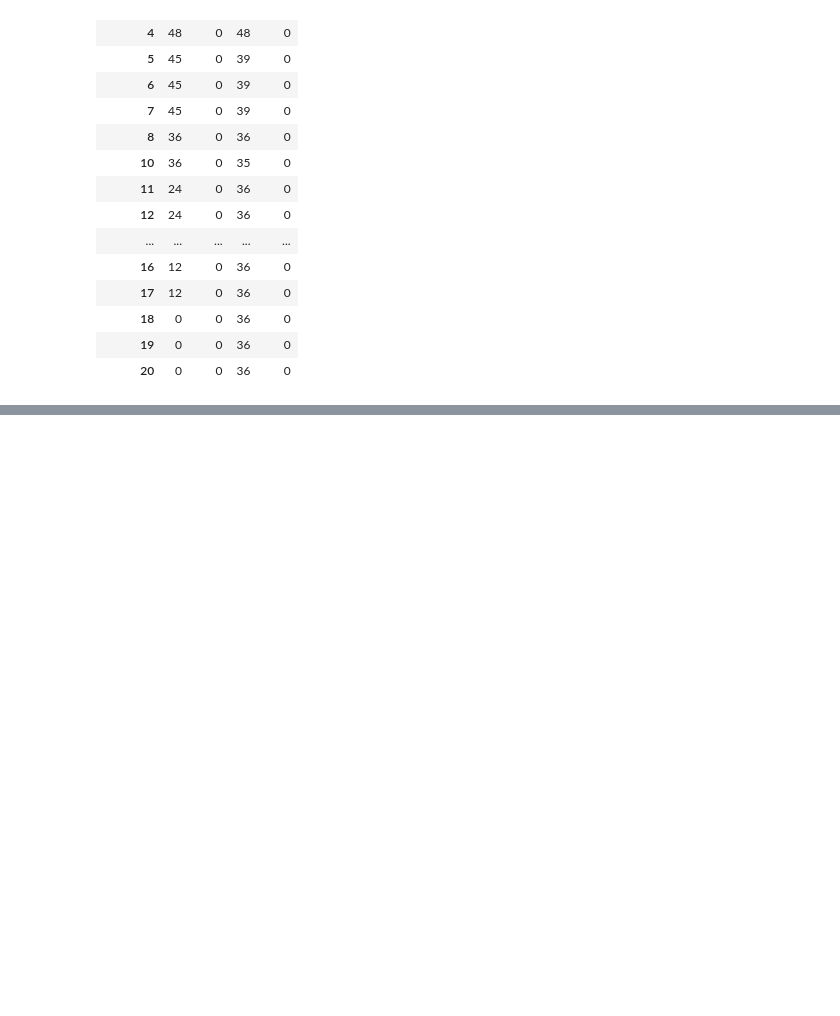
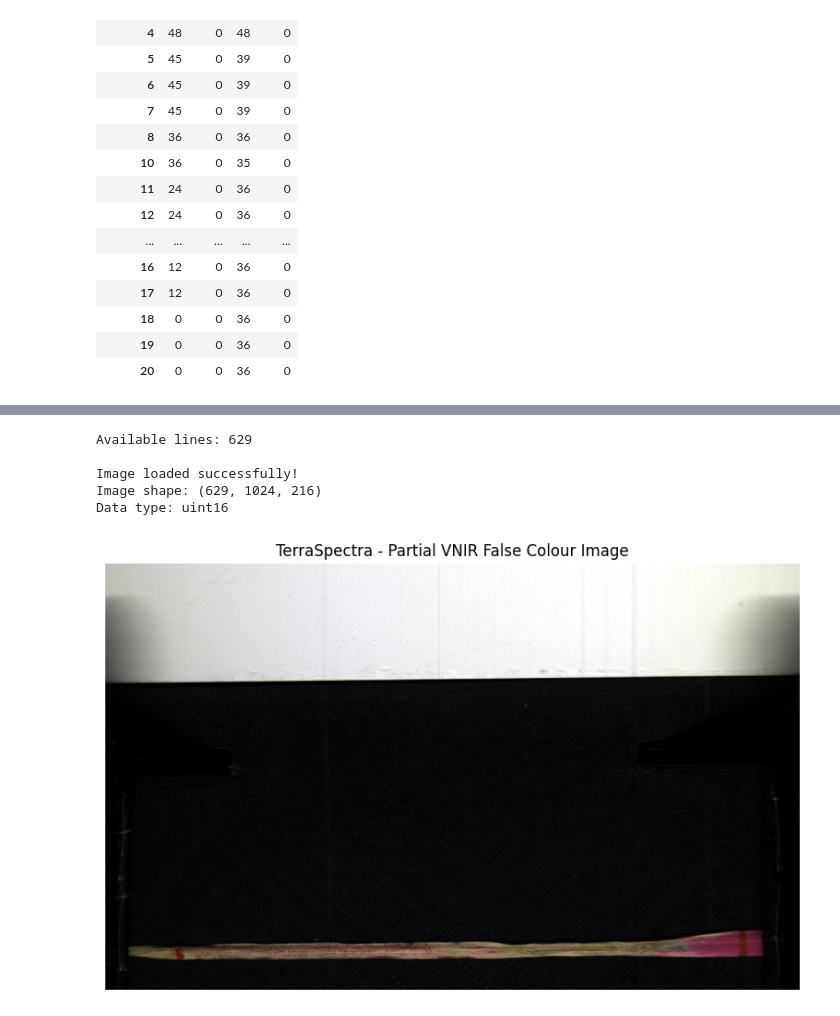
Before and after one commit to megha-0066/TerraSpectra, a Jupyter notebook: TeraSpectra.ipynb, the cells around one changed output, grey strips where cells are left out. Drawn from its saved outputs; the diff is of its cells as text; code cells hidden in the pictures; blank space fills up the shorter version.

```diff
--- a/TeraSpectra.ipynb
+++ b/TeraSpectra.ipynb
@@ -359,0 +462,61 @@ display(pivot_df.sort_index())
+# %%
+import numpy as np
+import os
+
+# Image information from header
+samples = 1024
+bands = 216
+header_offset = 3547136
+
+# Available complete lines
+file_size = os.path.getsize("13_G.hyspex")
+bytes_per_line = samples * bands * 2
+
+available_lines = (
+    file_size - header_offset
+) // bytes_per_line
+
+print("Available lines:", available_lines)
+
+# Read available complete image lines
+raw = np.memmap(
+    "13_G.hyspex",
+    dtype=np.uint16,
+    mode="r",
+    offset=header_offset,
+    shape=(available_lines, bands, samples)
+)
+
+# Convert BIL to (lines, samples, bands)
+img = np.transpose(raw, (0, 2, 1))
+
+print("\nImage loaded successfully!")
+print("Image shape:", img.shape)
+print("Data type:", img.dtype)
+# %% [output]
+Available lines: 629
+
+Image loaded successfully!
+Image shape: (629, 1024, 216)
+Data type: uint16
+# %%
+import matplotlib.pyplot as plt
+import numpy as np
+
+# Select three spectral bands
+rgb = img[:, :, [150, 100, 50]].astype(np.float32)
+
+# Contrast adjustment
+for i in range(3):
+    low, high = np.percentile(rgb[:, :, i], [2, 98])
+    rgb[:, :, i] = np.clip(
+        (rgb[:, :, i] - low) / (high - low), 0, 1
+    )
+
+plt.figure(figsize=(12, 6))
+plt.imshow(rgb)
+plt.title("TerraSpectra - Partial VNIR False Colour Image")
+plt.axis("off")
+plt.show()
+# %% [output]
+[figure, added]
```
Also changed, not shown: parts of 6 cells of this notebook.
